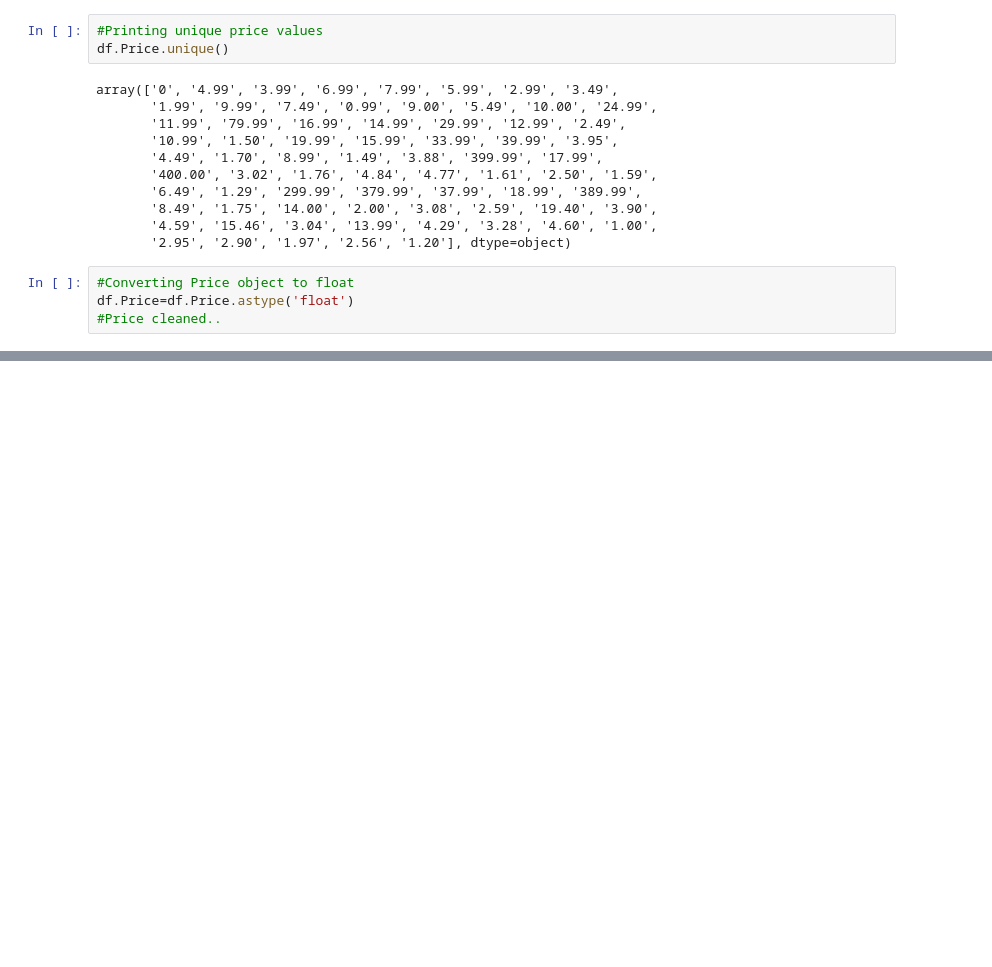
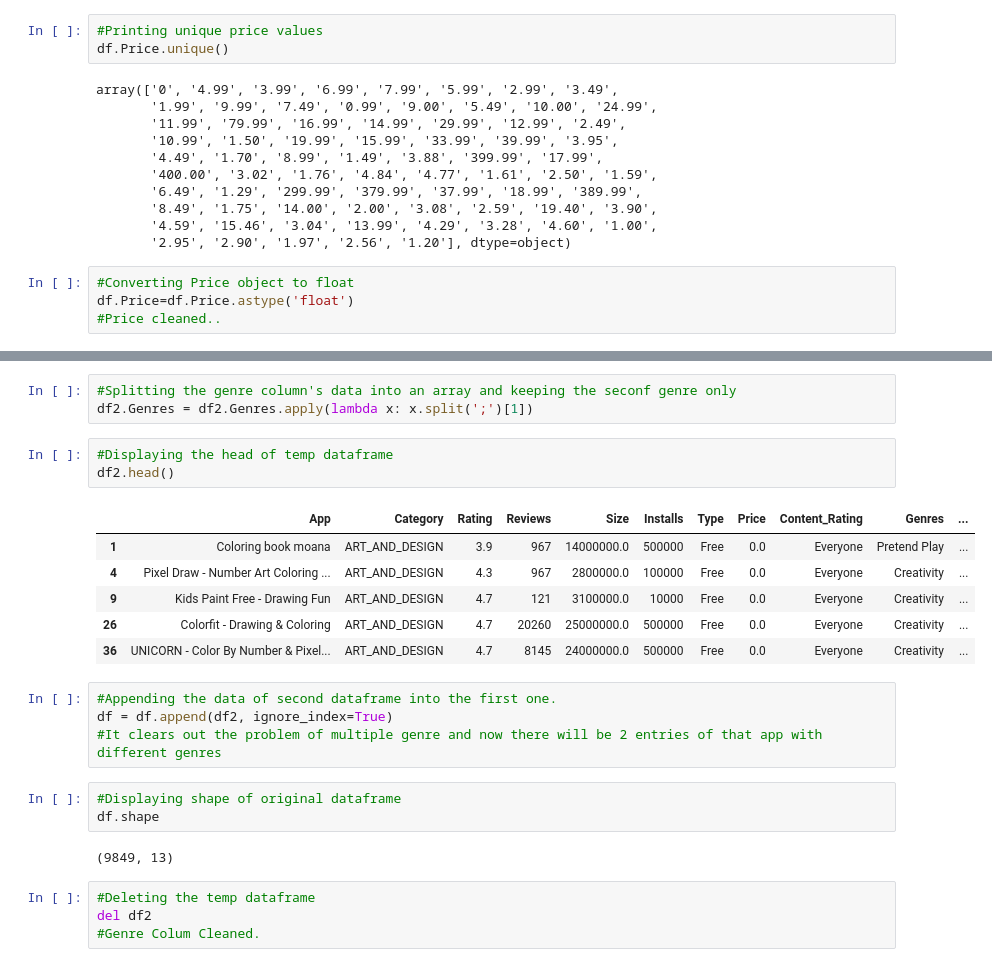
Before and after one commit to musaabshirgar1/business-analytics, a Jupyter notebook: index.ipynb, the cells around one changed output, grey strips where cells are left out. Cells and saved outputs as stored; diff of their text form; blank space fills up the shorter version.

```diff
--- a/index.ipynb
+++ b/index.ipynb
@@ -249,0 +279,26 @@ df.Price=df.Price.astype('float')
+# %%
+#Splitting the genre column's data into an array and keeping the seconf genre only
+df2.Genres = df2.Genres.apply(lambda x: x.split(';')[1])
+# %%
+#Displaying the head of temp dataframe
+df2.head()
+# %% [output]
+|  | App | Category | Rating | Reviews | Size | Installs | Type | Price | Content_Rating | Genres | ... |
+| 1 | Coloring book moana | ART_AND_DESIGN | 3.9 | 967 | 14000000.0 | 500000 | Free | 0.0 | Everyone | Pretend Play | ... |
+| 4 | Pixel Draw - Number Art Coloring ... | ART_AND_DESIGN | 4.3 | 967 | 2800000.0 | 100000 | Free | 0.0 | Everyone | Creativity | ... |
+| 9 | Kids Paint Free - Drawing Fun | ART_AND_DESIGN | 4.7 | 121 | 3100000.0 | 10000 | Free | 0.0 | Everyone | Creativity | ... |
+| 26 | Colorfit - Drawing & Coloring | ART_AND_DESIGN | 4.7 | 20260 | 25000000.0 | 500000 | Free | 0.0 | Everyone | Creativity | ... |
+| 36 | UNICORN - Color By Number & Pixel... | ART_AND_DESIGN | 4.7 | 8145 | 24000000.0 | 500000 | Free | 0.0 | Everyone | Creativity | ... |
+# %%
+#Appending the data of second dataframe into the first one.
+df = df.append(df2, ignore_index=True)
+#It clears out the problem of multiple genre and now there will be 2 entries of that app with different genres
+# %%
+#Displaying shape of original dataframe
+df.shape
+# %% [output]
+(9849, 13)
+# %%
+#Deleting the temp dataframe
+del df2
+#Genre Colum Cleaned.
```
Also changed, not shown: parts of 25 cells of this notebook.
